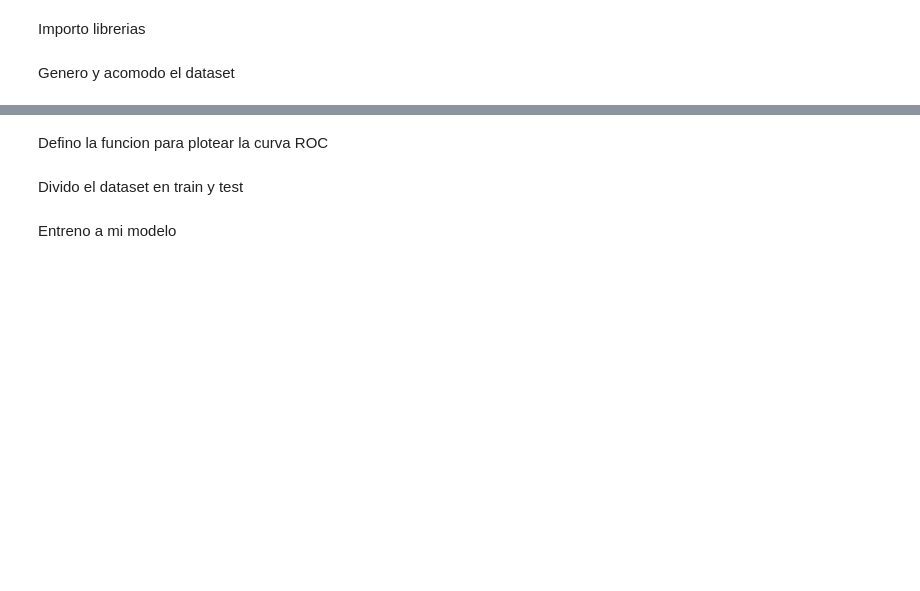
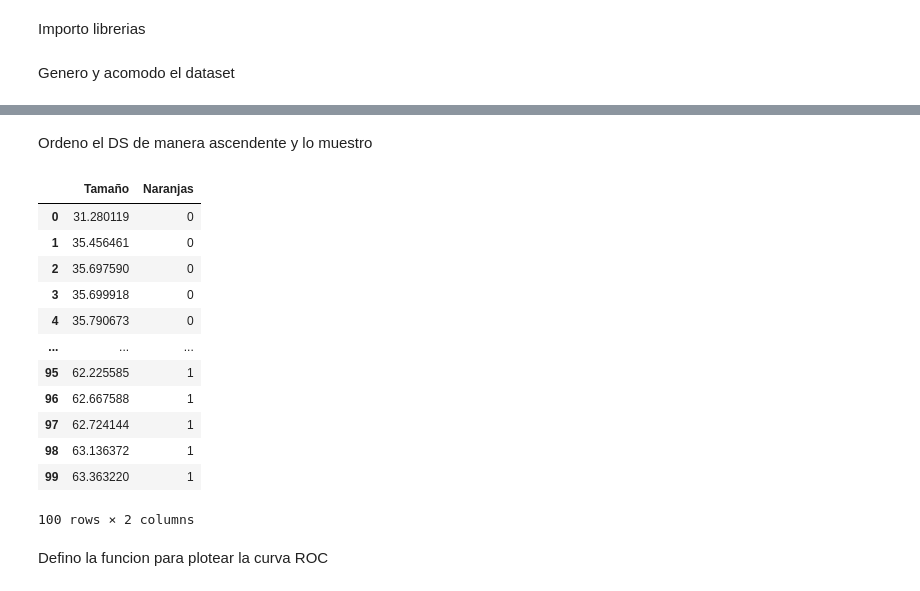
Before and after one commit to FaragoFa/Materia-de-aprendizaje, a Jupyter notebook: ROC.ipynb, the cells around one changed output, grey strips where cells are left out. Drawn from its saved outputs; the diff is of its cells as text; code cells hidden in the pictures; blank space fills up the shorter version.

```diff
--- a/ROC.ipynb
+++ b/ROC.ipynb
@@ -36,2 +56,21 @@ df = pd.concat([dfx, dfy])
+# %% [markdown]
+Ordeno el DS de manera ascendente y lo muestro
+# %%
+df.sort_values(['Tamaño'], ignore_index=True, inplace=True)
+df
+# %% [output]
+|  | Tamaño | Naranjas |
+| 0 | 31.280119 | 0 |
+| 1 | 35.456461 | 0 |
+| 2 | 35.697590 | 0 |
+| 3 | 35.699918 | 0 |
+| 4 | 35.790673 | 0 |
+| ... | ... | ... |
+| 95 | 62.225585 | 1 |
+| 96 | 62.667588 | 1 |
+| 97 | 62.724144 | 1 |
+| 98 | 63.136372 | 1 |
+| 99 | 63.363220 | 1 |
+100 rows × 2 columns
 # %% [markdown]
 Defino la funcion para plotear la curva ROC
@@ -47,2 +76,0 @@ def plot_roc_curve(fpr, tpr):
-# %% [markdown]
-Divido el dataset en train y test
@@ -51,2 +76,0 @@ trainX, testX, trainy, testy = train_test_split(df['Tamaño'], df['Naranjas'], t
-# %% [markdown]
-Entreno a mi modelo
```
Also changed, not shown: parts of 25 cells of this notebook.
